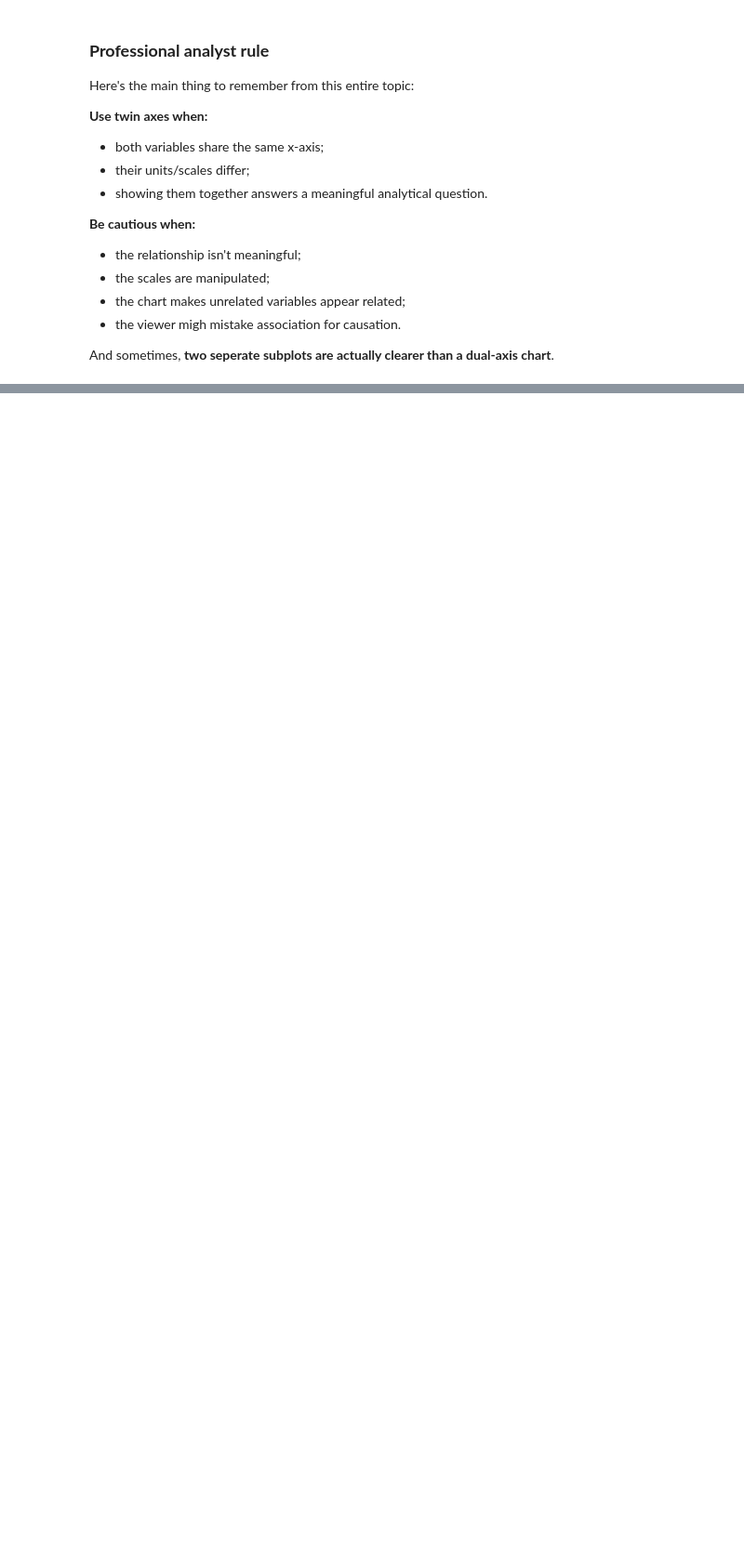
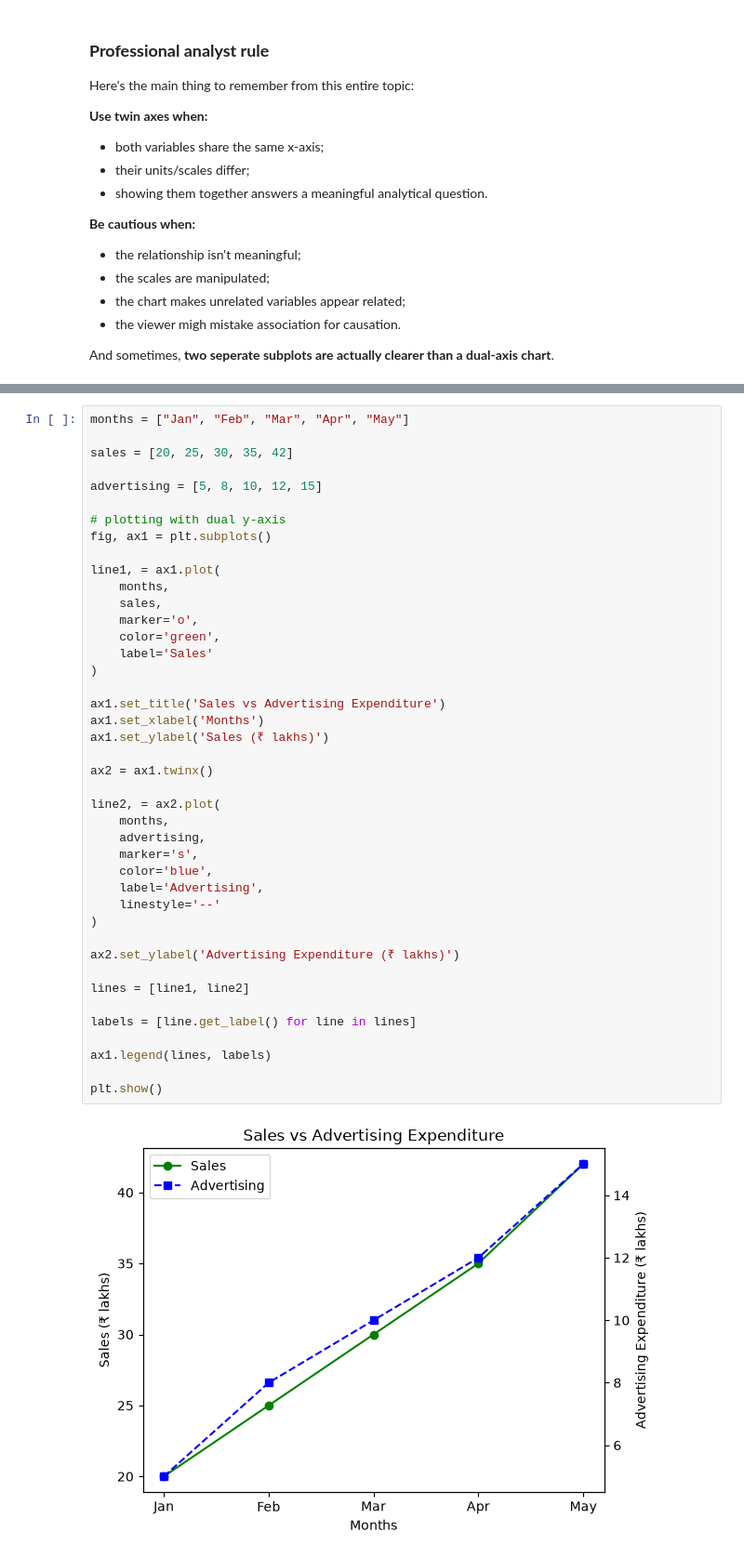
Before and after one commit to sohail-ansari0023/Becoming-A-Data-Analyst, a Jupyter notebook: Data_Visualization_and_Reporting/Libraries/matplotlib/Module_3(intermediate).ipynb, the cells around one changed output, grey strips where cells are left out. Shown at 93% size. Drawn from its saved outputs; the diff is of its cells as text; blank space fills up the shorter version.

Commit message:
Added terminology about multiple subplots, twin axes, and Sahred Axes in matplotlib intermediate part

```diff
--- a/Data_Visualization_and_Reporting/Libraries/matplotlib/Module_3(intermediate).ipynb
+++ b/Data_Visualization_and_Reporting/Libraries/matplotlib/Module_3(intermediate).ipynb
@@ -705,0 +765,44 @@ And sometimes, **two seperate subplots are actually clearer than a dual-axis cha
+# %%
+months = ["Jan", "Feb", "Mar", "Apr", "May"]
+
+sales = [20, 25, 30, 35, 42]
+
+advertising = [5, 8, 10, 12, 15]
+
+# plotting with dual y-axis
+fig, ax1 = plt.subplots()
+
+line1, = ax1.plot(
+    months,
+    sales,
+    marker='o',
+    color='green',
+    label='Sales'
+)
+
+ax1.set_title('Sales vs Advertising Expenditure')
+ax1.set_xlabel('Months')
+ax1.set_ylabel('Sales (₹ lakhs)')
+
+ax2 = ax1.twinx()
+
+line2, = ax2.plot(
+    months,
+    advertising,
+    marker='s',
+    color='blue',
+    label='Advertising',
+    linestyle='--'
+)
+
+ax2.set_ylabel('Advertising Expenditure (₹ lakhs)')
+
+lines = [line1, line2]
+
+labels = [line.get_label() for line in lines]
+
+ax1.legend(lines, labels)
+
+plt.show()
+# %% [output]
+[figure, added]
```
Also changed, not shown: parts of 10 cells of this notebook.
